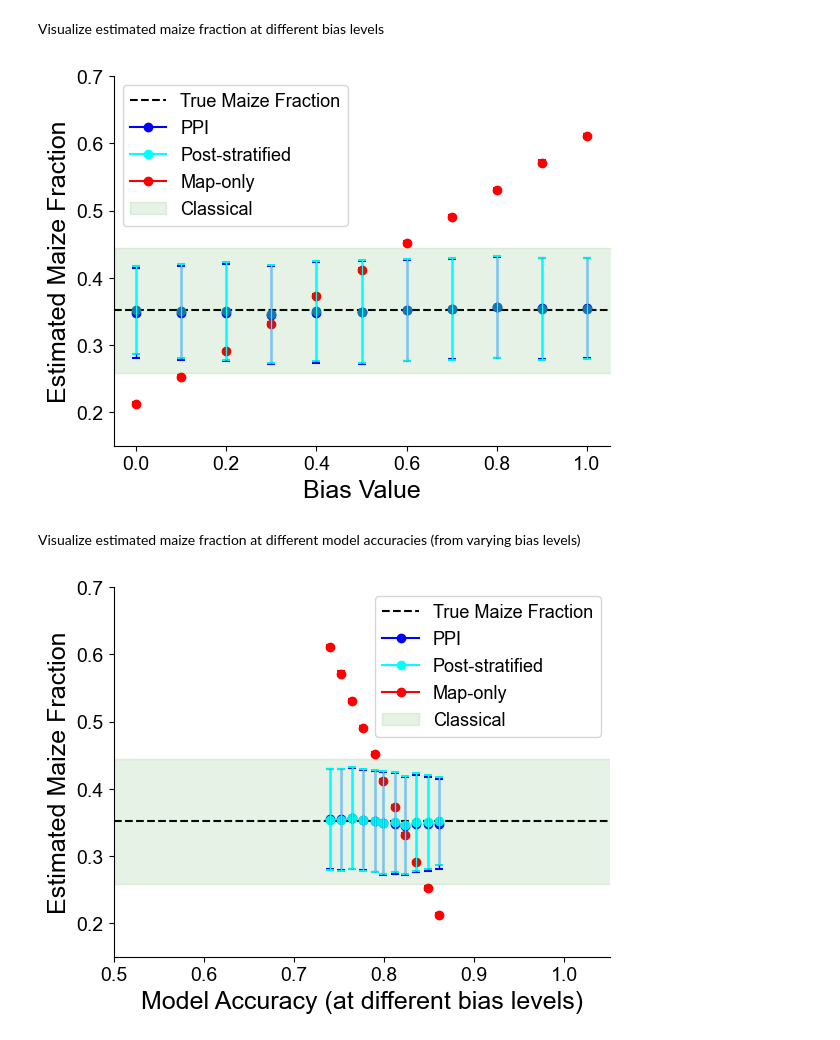
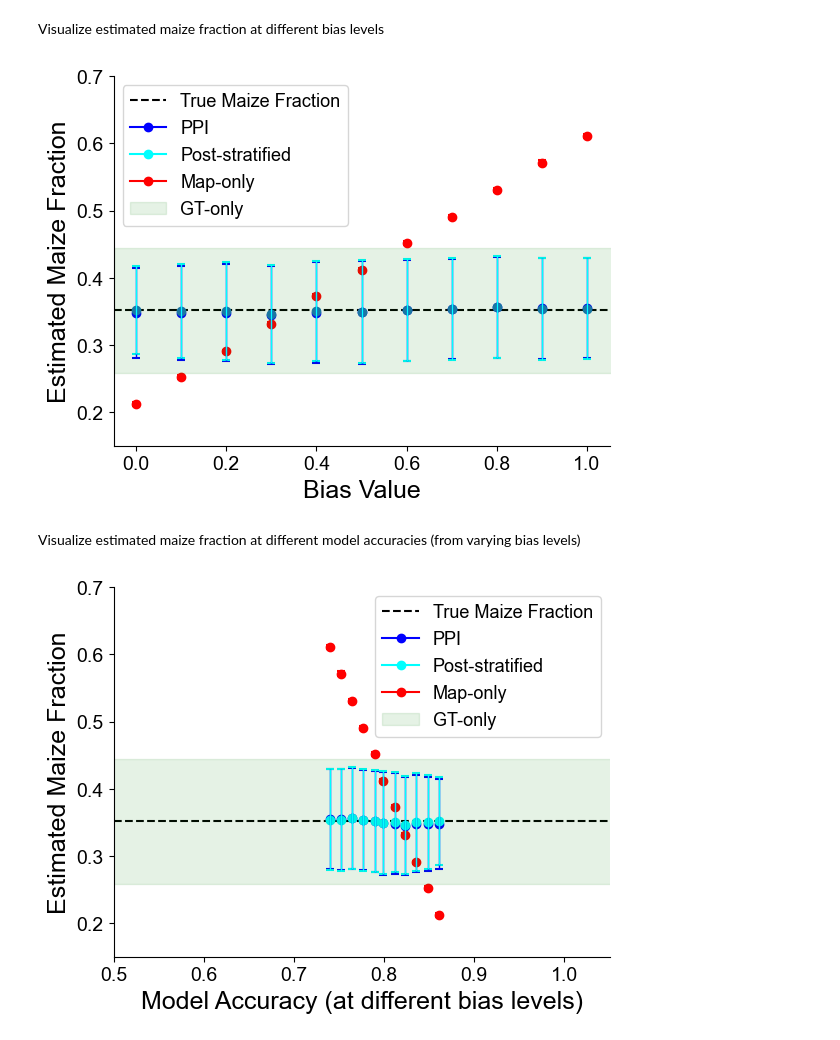
Before and after one commit to Earth-Intelligence-Lab/uncertainty-quantification, a Jupyter notebook: examples/corn mean estimation.ipynb, the cells around one changed output. Cells and saved outputs as stored; diff of their text form; code cells hidden in the pictures.

```diff
--- a/examples/corn mean estimation.ipynb
+++ b/examples/corn mean estimation.ipynb
@@ -369,35 +369,35 @@ plt.plot([], '-o', color='red', label='Map-only')
 plt.scatter(probabilities, ppi_avg_estimates, color='blue')
 plt.scatter(probabilities, ppi_avg_estimates-np.array(ppi_avg_widths)/2, color='blue', marker='_')
 plt.scatter(probabilities, ppi_avg_estimates+np.array(ppi_avg_widths)/2, color='blue', marker='_')
 for i, prob in enumerate(probabilities):
     ymin = (ppi_avg_estimates-np.array(ppi_avg_widths)/2)[i]
     ymax = (ppi_avg_estimates+np.array(ppi_avg_widths)/2)[i]
     ax.vlines(x=prob, ymin=ymin, ymax=ymax, color="blue", linewidth=1)
 
 plt.scatter(probabilities, post_stratified_avg_estimates)
 plt.scatter(probabilities, post_stratified_avg_estimates-np.array(post_stratified_avg_widths)/2, color='cyan', marker='_')
 plt.scatter(probabilities, post_stratified_avg_estimates+np.array(post_stratified_avg_widths)/2, color='cyan', marker='_')
 for i, prob in enumerate(probabilities):
     ymin = (post_stratified_avg_estimates-np.array(post_stratified_avg_widths)/2)[i]
     ymax = (post_stratified_avg_estimates+np.array(post_stratified_avg_widths)/2)[i]
     ax.vlines(x=prob, ymin=ymin, ymax=ymax, color="cyan", linewidth=1)
 
 plt.scatter(probabilities, map_only_estimates, color='red')
 plt.scatter(probabilities, map_only_estimates-np.array(map_only_widths)/2, color='red', marker='_')
 plt.scatter(probabilities, map_only_estimates+np.array(map_only_widths)/2, color='red', marker='_')
 
-plt.fill_between(np.arange(-0.05, 1.2, 0.1), classical_avg_estimate-classical_avg_width/2, classical_avg_estimate+classical_avg_width/2, color='green', alpha=0.1, label='Classical')
+plt.fill_between(np.arange(-0.05, 1.2, 0.1), classical_avg_estimate-classical_avg_width/2, classical_avg_estimate+classical_avg_width/2, color='green', alpha=0.1, label='GT-only')
 
 plt.legend()
 plt.xlim([-0.05, 1.05])
 plt.ylim([0.15, 0.7])
 #plt.title("Corn Fraction Confidence Intervals")
 plt.ylabel("Estimated Maize Fraction")
 plt.xlabel("Bias Value")
 plt.savefig('output_images/corn_fraction_bias.png', dpi=300, bbox_inches='tight')
 plt.show()
 # %% [output]
-[figure, old version]
+[figure, new version]
 # %% [markdown]
 Visualize estimated maize fraction at different model accuracies (from varying bias levels)
 # %%
@@ -431,7 +431,7 @@ plt.scatter(model_accuracies, map_only_estimates, color='red')
 plt.scatter(model_accuracies, map_only_estimates-np.array(map_only_widths)/2, color='red', marker='_')
 plt.scatter(model_accuracies, map_only_estimates+np.array(map_only_widths)/2, color='red', marker='_')
 
-plt.fill_between(np.arange(-0.05, 1.2, 0.1), classical_avg_estimate-classical_avg_width/2, classical_avg_estimate+classical_avg_width/2, color='green', alpha=0.1, label='Classical')
+plt.fill_between(np.arange(-0.05, 1.2, 0.1), classical_avg_estimate-classical_avg_width/2, classical_avg_estimate+classical_avg_width/2, color='green', alpha=0.1, label='GT-only')
 
 plt.legend()
 plt.xlim([0.5, 1.05])
@@ -442,4 +442,4 @@ plt.xlabel("Model Accuracy (at different bias levels)")
 plt.savefig('output_images/corn_fraction_bias_accuracy.png', dpi=300, bbox_inches='tight')
 plt.show()
 # %% [output]
-[figure, old version]
+[figure, new version]
```
Also changed, not shown: parts of 5 cells of this notebook, 14 other files.
